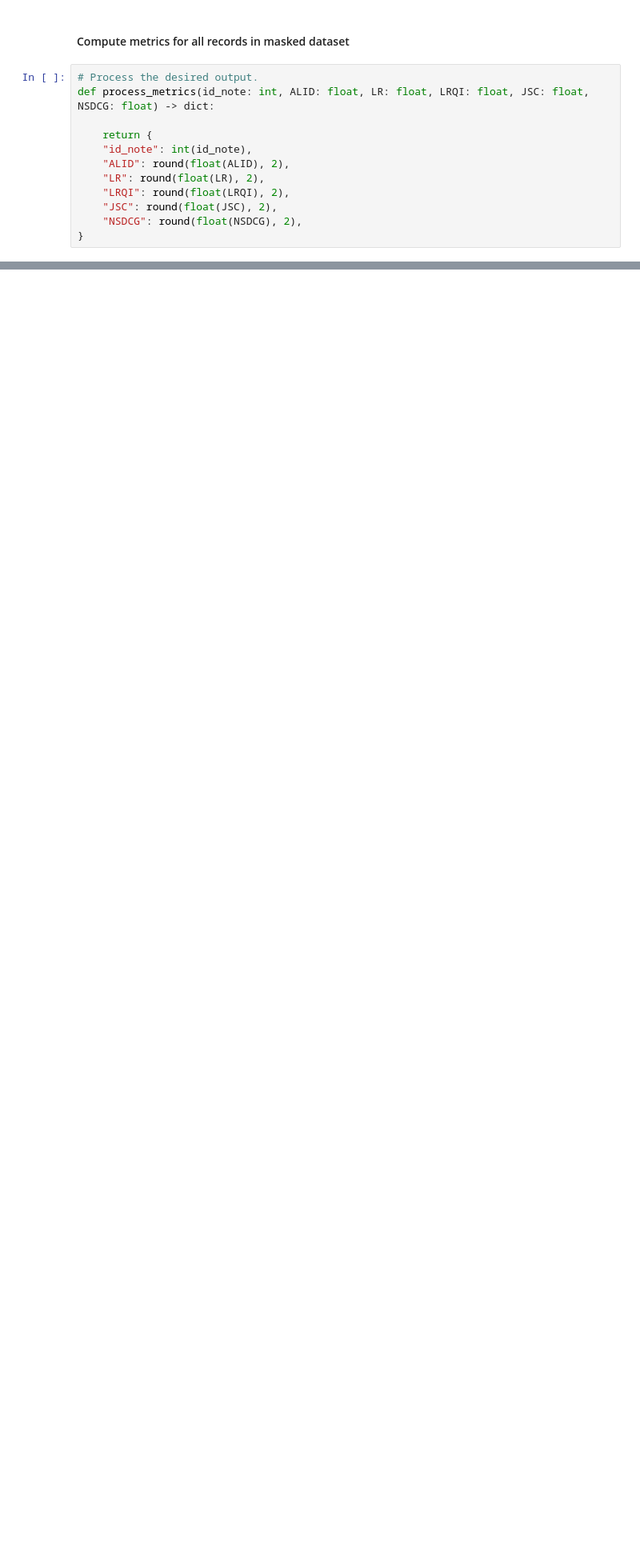
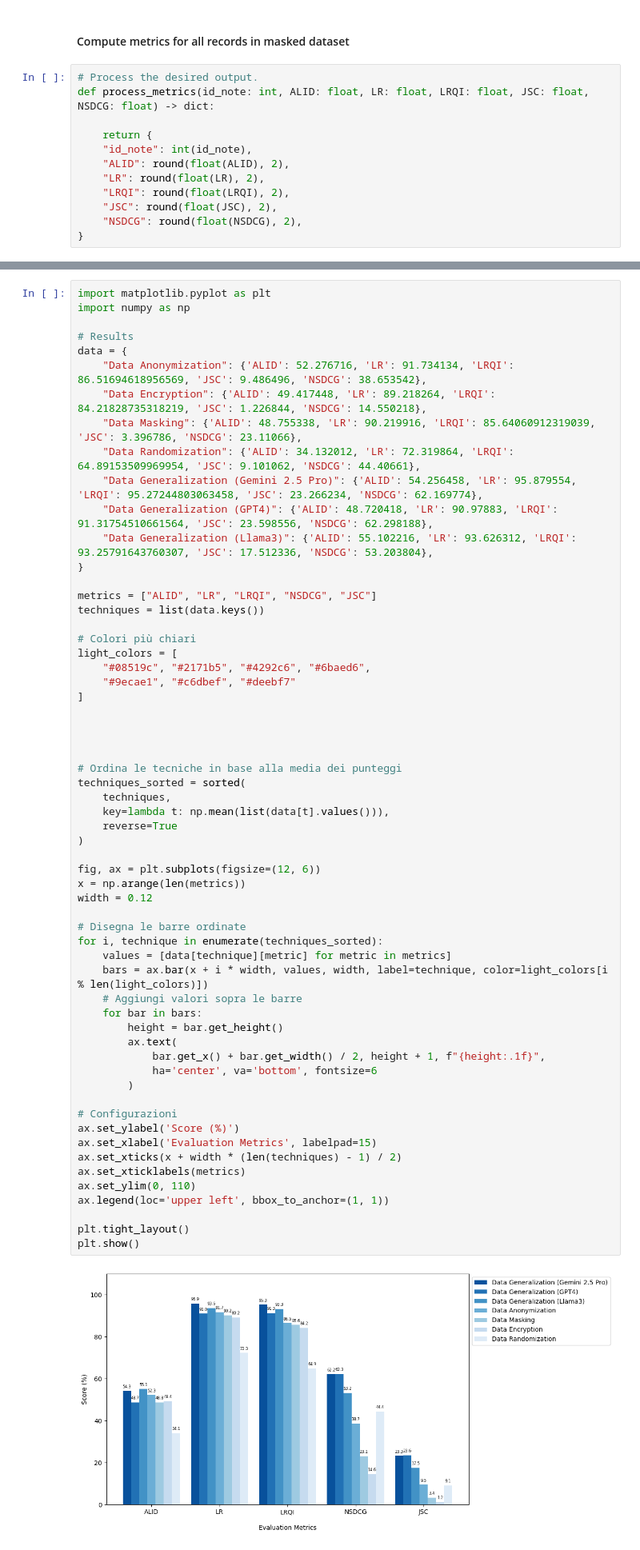
Before and after one commit to raffaele-aurucci/DataSanitization, a Jupyter notebook: data_evaluations/anonymization_evaluation.ipynb, the cells around one changed output, grey strips where cells are left out. Shown at 80% size. Saved outputs shown, nothing was run; the diff lists cells and outputs as text; blank space fills up the shorter version.

Commit message:
added summary anonymization

```diff
--- a/data_evaluations/anonymization_evaluation.ipynb
+++ b/data_evaluations/anonymization_evaluation.ipynb
@@ -455,0 +485,62 @@ for i in tqdm(range(0, len(df_anonym_sample)), desc="Note evaluation progress"):
+# %%
+import matplotlib.pyplot as plt
+import numpy as np
+
+# Results
+data = {
+    "Data Anonymization": {'ALID': 52.276716, 'LR': 91.734134, 'LRQI': 86.51694618956569, 'JSC': 9.486496, 'NSDCG': 38.653542},
+    "Data Encryption": {'ALID': 49.417448, 'LR': 89.218264, 'LRQI': 84.21828735318219, 'JSC': 1.226844, 'NSDCG': 14.550218},
+    "Data Masking": {'ALID': 48.755338, 'LR': 90.219916, 'LRQI': 85.64060912319039, 'JSC': 3.396786, 'NSDCG': 23.11066},
+    "Data Randomization": {'ALID': 34.132012, 'LR': 72.319864, 'LRQI': 64.89153509969954, 'JSC': 9.101062, 'NSDCG': 44.40661},
+    "Data Generalization (Gemini 2.5 Pro)": {'ALID': 54.256458, 'LR': 95.879554, 'LRQI': 95.27244803063458, 'JSC': 23.266234, 'NSDCG': 62.169774},
+    "Data Generalization (GPT4)": {'ALID': 48.720418, 'LR': 90.97883, 'LRQI': 91.31754510661564, 'JSC': 23.598556, 'NSDCG': 62.298188},
+    "Data Generalization (Llama3)": {'ALID': 55.102216, 'LR': 93.626312, 'LRQI': 93.25791643760307, 'JSC': 17.512336, 'NSDCG': 53.203804},
+}
+
+metrics = ["ALID", "LR", "LRQI", "NSDCG", "JSC"]
+techniques = list(data.keys())
+
+# Colori più chiari
+light_colors = [
+    "#08519c", "#2171b5", "#4292c6", "#6baed6",
+    "#9ecae1", "#c6dbef", "#deebf7"
+]
+
+
+
+
+# Ordina le tecniche in base alla media dei punteggi
+techniques_sorted = sorted(
+    techniques,
+    key=lambda t: np.mean(list(data[t].values())),
+    reverse=True
+)
+
+fig, ax = plt.subplots(figsize=(12, 6))
+x = np.arange(len(metrics))
+width = 0.12
+
+# Disegna le barre ordinate
+for i, technique in enumerate(techniques_sorted):
+    values = [data[technique][metric] for metric in metrics]
+    bars = ax.bar(x + i * width, values, width, label=technique, color=light_colors[i % len(light_colors)])
+    # Aggiungi valori sopra le barre
+    for bar in bars:
+        height = bar.get_height()
+        ax.text(
+            bar.get_x() + bar.get_width() / 2, height + 1, f"{height:.1f}",
+            ha='center', va='bottom', fontsize=6
+        )
+
+# Configurazioni
+ax.set_ylabel('Score (%)')
+ax.set_xlabel('Evaluation Metrics', labelpad=15)
+ax.set_xticks(x + width * (len(techniques) - 1) / 2)
+ax.set_xticklabels(metrics)
+ax.set_ylim(0, 110)
+ax.legend(loc='upper left', bbox_to_anchor=(1, 1))
+
+plt.tight_layout()
+plt.show()
+# %% [output]
+[figure, added]
```
Also changed, not shown: parts of 2 cells of this notebook, 7 other files.
